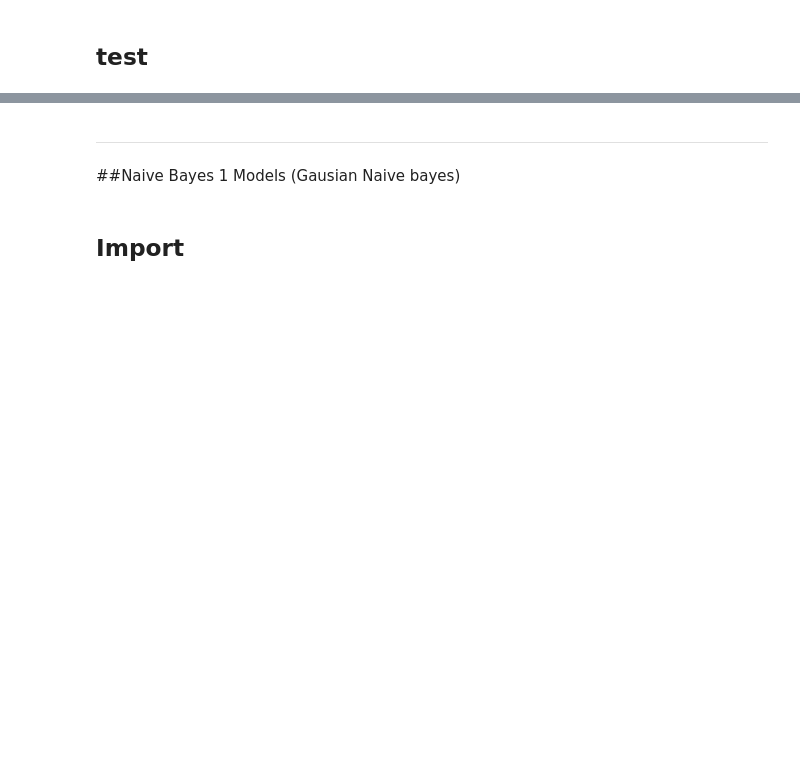
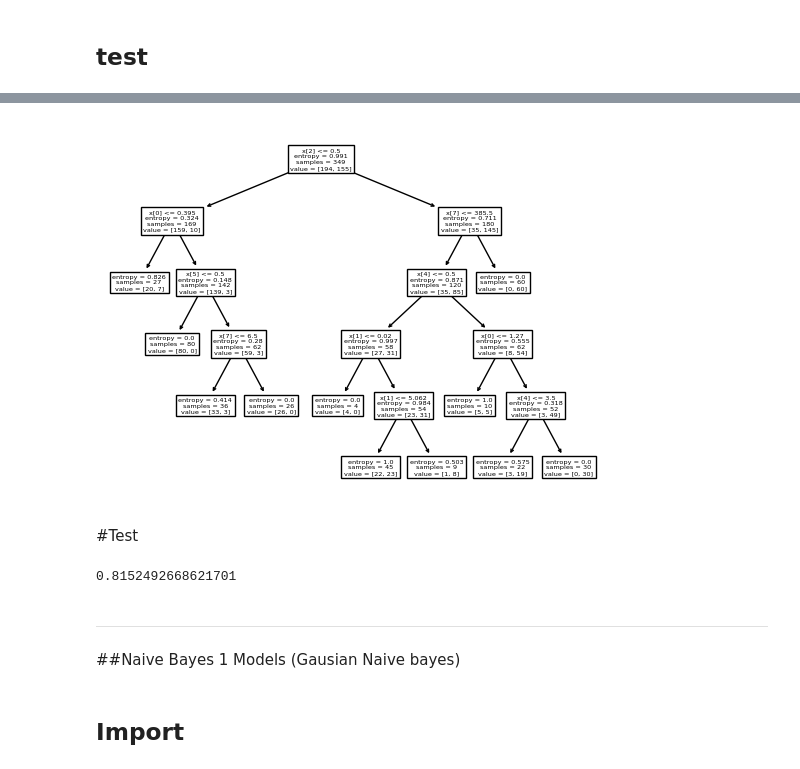
Before and after one commit to Jaomiew/DPDM2023, a Jupyter notebook: Classification.ipynb, the cells around one changed output, grey strips where cells are left out. Drawn from its saved outputs; the diff is of its cells as text; code cells hidden in the pictures; blank space fills up the shorter version.

```diff
--- a/Classification.ipynb
+++ b/Classification.ipynb
@@ -265,0 +356,6 @@ accuracy_score(y_test, y_predictnt1)
+# %%
+tree.plot_tree(NDtree3);
+# %% [output]
+[figure, added]
+# %% [markdown]
+#Test
@@ -266,3 +364,7 @@ accuracy_score(y_test, y_predictnt1)
+# %%
+accuracy_score(newy_test, y_predictnt3)
+# %% [output]
+0.8152492668621701
 # %% [markdown]
 ---
 # %% [markdown]
```
Also changed, not shown: parts of 159 cells of this notebook.
